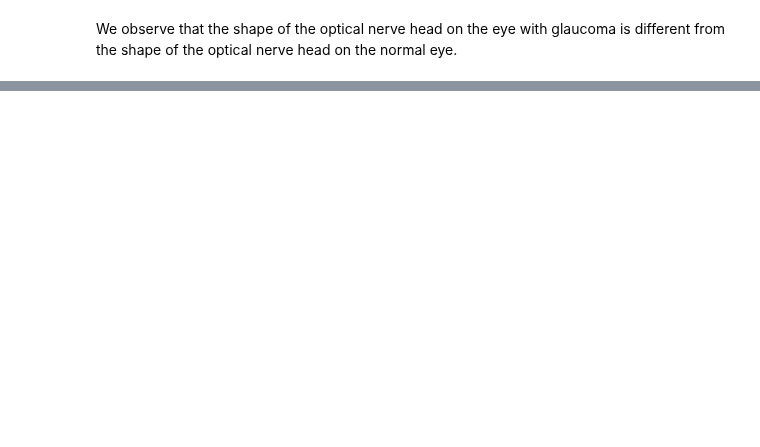
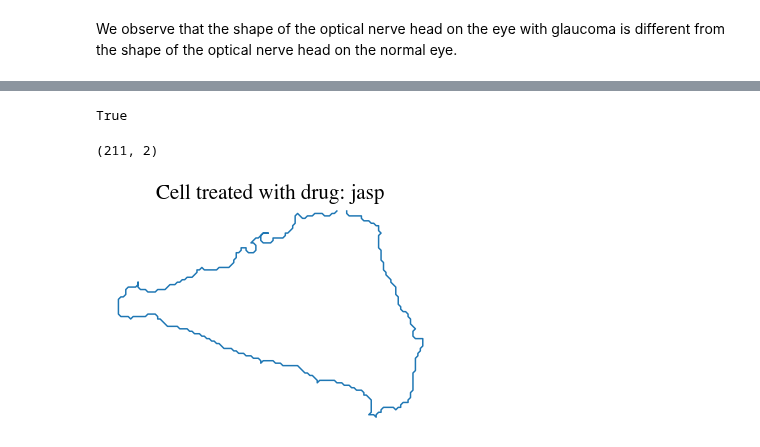
Before and after one commit to geomstats/geomstats, a Jupyter notebook: notebooks/01_data_on_manifolds.ipynb, the cells around one changed output, grey strips where cells are left out. Drawn from its saved outputs; the diff is of its cells as text; code cells hidden in the pictures; blank space fills up the shorter version.

Commit message:
Add cell datasets to 01nb

```diff
--- a/notebooks/01_data_on_manifolds.ipynb
+++ b/notebooks/01_data_on_manifolds.ipynb
@@ -393,0 +397,26 @@ We observe that the shape of the optical nerve head on the eye with glaucoma is
+# %%
+cells, cell_lines, treatments = data_utils.load_cells()
+# %%
+from geomstats.geometry.discrete_curves import DiscreteCurves
+from geomstats.geometry.euclidean import Euclidean
+
+r2 = Euclidean(2)
+
+planar_curves_space = DiscreteCurves(r2)
+
+result = planar_curves_space.belongs(cells)
+gs.all(result)
+# %% [output]
+True
+# %%
+cell_id = 500
+cell = cells[cell_id]
+print(cell.shape)
+
+plt.plot(cell[:, 0], cell[:, 1])
+plt.axis('equal')
+plt.title(f"Cell treated with drug: {treatments[cell_id]}")
+plt.axis('off');
+# %% [output]
+(211, 2)
+[figure, added]
```
Also changed, not shown: parts of 19 cells of this notebook.
